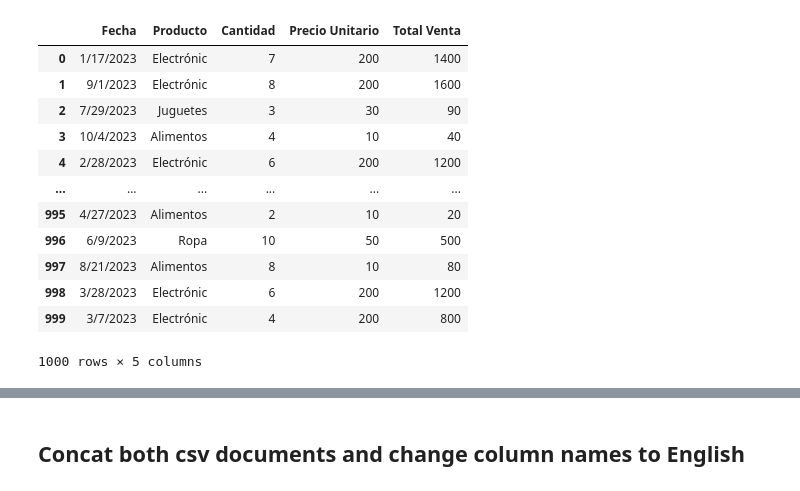
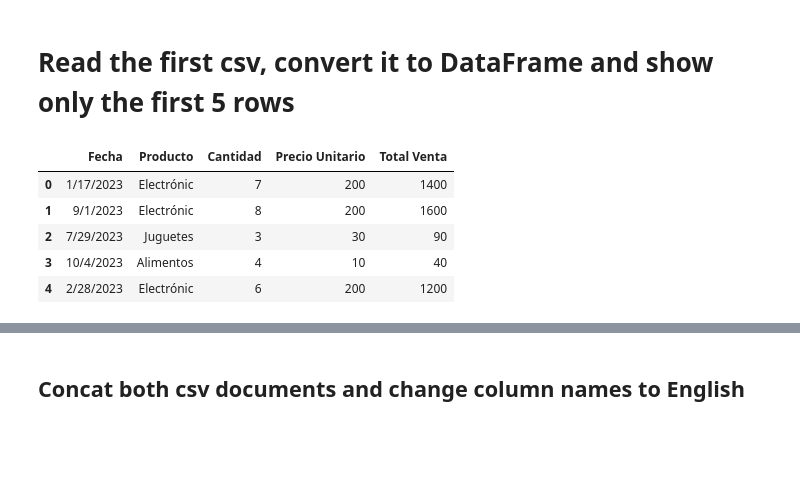
Before and after one commit to Moises-Acosta/Sales_proyect, a Jupyter notebook: Sales_Proyect.ipynb, the cells around one changed output, grey strips where cells are left out. Saved outputs shown, nothing was run; the diff lists cells and outputs as text; code cells hidden in the pictures; blank space fills up the shorter version.

```diff
--- a/Sales_Proyect.ipynb
+++ b/Sales_Proyect.ipynb
@@ -8,21 +12,16 @@
 # %%
 import pandas as pd
-
-pd.set_option('display.max_columns', None)
+import matplotlib.pyplot as plt
+import seaborn as sns
+# %% [markdown]
+# Read the first csv, convert it to DataFrame and show only the first 5 rows
 # %%
 df1 = pd.read_csv(r"data/Datos_Ventas_Tienda.csv")
-df1
+df1.head(5)
 # %% [output]
 |  | Fecha | Producto | Cantidad | Precio Unitario | Total Venta |
 | 0 | 1/17/2023 | Electrónic | 7 | 200 | 1400 |
 | 1 | 9/1/2023 | Electrónic | 8 | 200 | 1600 |
 | 2 | 7/29/2023 | Juguetes | 3 | 30 | 90 |
 | 3 | 10/4/2023 | Alimentos | 4 | 10 | 40 |
 | 4 | 2/28/2023 | Electrónic | 6 | 200 | 1200 |
-| ... | ... | ... | ... | ... | ... |
-| 995 | 4/27/2023 | Alimentos | 2 | 10 | 20 |
-| 996 | 6/9/2023 | Ropa | 10 | 50 | 500 |
-| 997 | 8/21/2023 | Alimentos | 8 | 10 | 80 |
-| 998 | 3/28/2023 | Electrónic | 6 | 200 | 1200 |
-| 999 | 3/7/2023 | Electrónic | 4 | 200 | 800 |
-1000 rows × 5 columns
```
Also changed, not shown: parts of 21 cells of this notebook, 1 other file.
